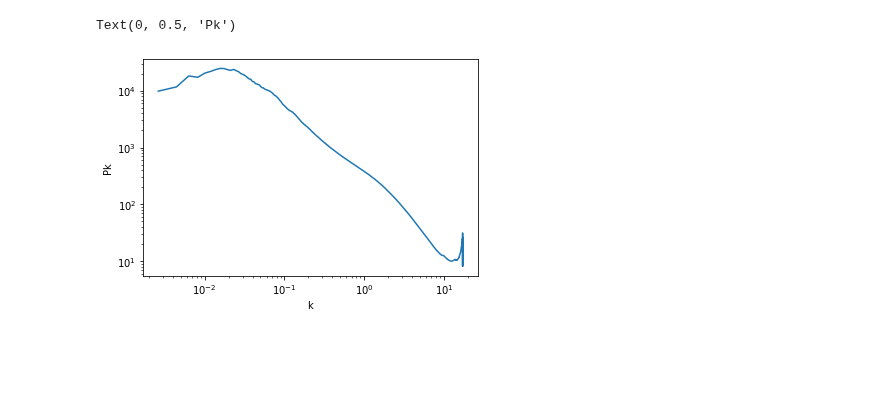
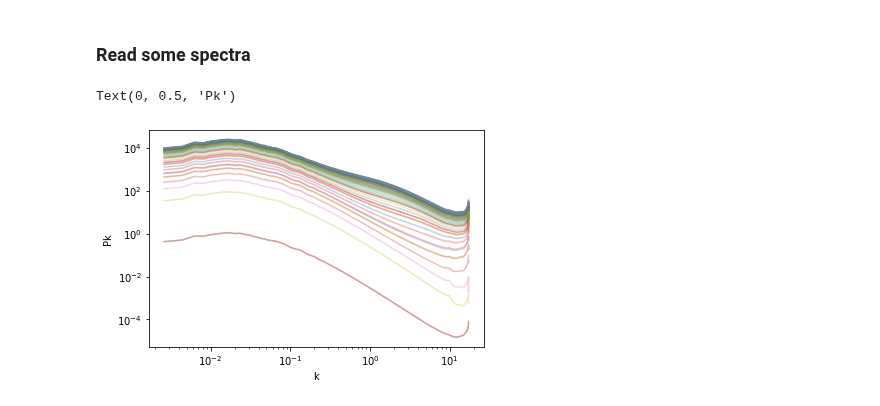
Before and after one commit to patricialarsen/emulator_utils, a Jupyter notebook: notebooks/preproc_utils.ipynb, the cells around one changed output. Saved outputs shown, nothing was run; the diff lists cells and outputs as text; code cells hidden in the pictures; blank space fills up the shorter version.

```diff
--- a/notebooks/preproc_utils.ipynb
+++ b/notebooks/preproc_utils.ipynb
@@ -9,9 +8,17 @@ k, pk, err, nmodes = readpowerspec('../test/data/powerspec_LJ/m000p.pk.499')
+# %% [markdown]
+### Read some spectra
 # %%
-plt.plot(k, pk)
+k, _, _, _ = readpowerspec('../test/data/powerspec_LJ/m000p.pk.499')
+fnames = glob('../test/data/powerspec_LJ/*')
+pk_all = np.array([readpowerspec(f)[1] for f in fnames])
+
+
+plt.figure(1)
+plt.plot(k, pk_all.T, alpha=0.3)
 plt.xscale('log')
 plt.yscale('log')
 plt.xlabel('k')
 plt.ylabel('Pk')
 # %% [output]
 Text(0, 0.5, 'Pk')
-[figure, old version]
+[figure, new version]
```
Also changed, not shown: parts of 9 cells of this notebook, 2 other files.
